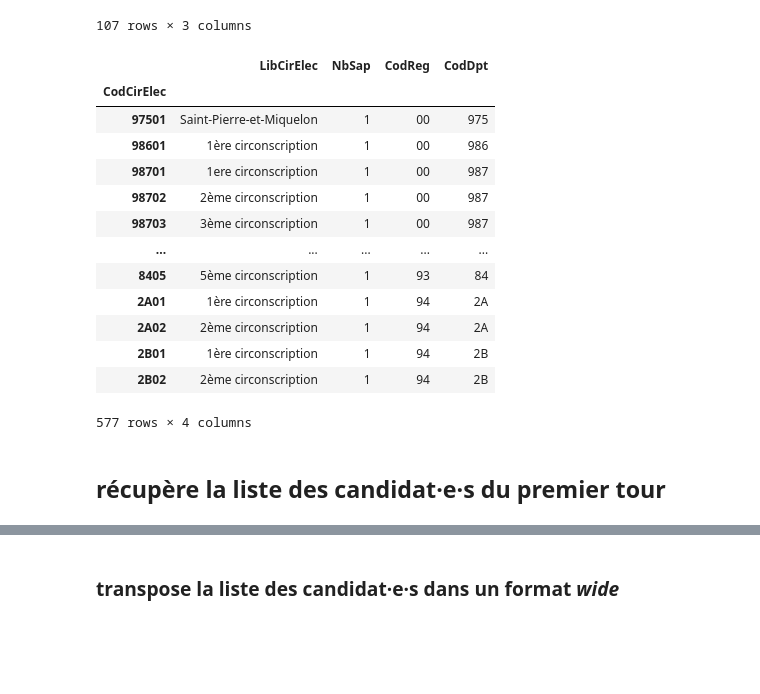
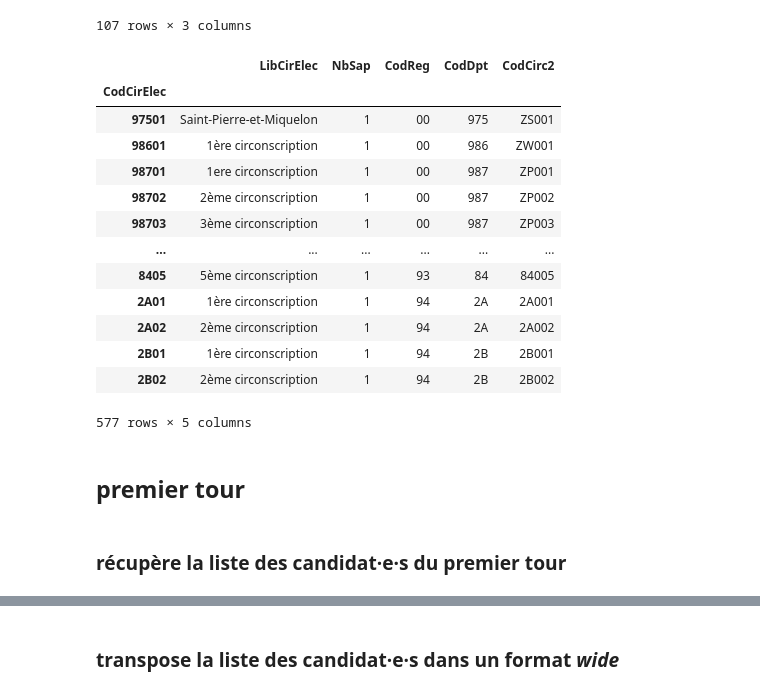
Before and after one commit to taniki/legislatives-2024, a Jupyter notebook: prep_lg2024.ipynb, the cells around one changed output, grey strips where cells are left out. Cells and saved outputs as stored; diff of their text form; code cells hidden in the pictures; blank space fills up the shorter version.

```diff
--- a/prep_lg2024.ipynb
+++ b/prep_lg2024.ipynb
@@ -130,48 +130,49 @@ def flat_codes(CodReg):
         )
     )
 
 
     circonscriptions = (
         pd.concat([
             pd
             .read_xml(
                 StringIO(territoire_xml),
                 xpath = f'.//Departement[./CodDpt = "{CodDpt}"]//Circonscription',
                 dtype="object"
             )
             .assign(
                 CodReg = CodReg,
                 CodDpt = CodDpt,
             )
             for CodDpt in departements.CodDpt.to_list()
         ])
         .assign(
-            CodDpt = lambda df: df.CodCirElec.str[:-2] #.replace(mapping_dept)
+            CodDpt   = lambda df: df.CodCirElec.str[:-2], #.replace(mapping_dept)
+            CodCirc2 = lambda df: df.CodDpt.replace(mapping_dept)+"0"+df.CodCirElec.str[-2:]
         )
         .set_index('CodCirElec')
         .drop(['Communes'], axis=1)
     )
 
     return circonscriptions
 
 circonscriptions = pd.concat([ flat_codes(CodReg) for CodReg in regions.CodReg.to_list() ])
 
 circonscriptions
 # %% [output]
-|  | LibCirElec | NbSap | CodReg | CodDpt |
-| CodCirElec |  |  |  |  |
-| 97501 | Saint-Pierre-et-Miquelon | 1 | 00 | 975 |
-| 98601 | 1ère circonscription | 1 | 00 | 986 |
-| 98701 | 1ere circonscription | 1 | 00 | 987 |
-| 98702 | 2ème circonscription | 1 | 00 | 987 |
-| 98703 | 3ème circonscription | 1 | 00 | 987 |
-| ... | ... | ... | ... | ... |
-| 8405 | 5ème circonscription | 1 | 93 | 84 |
-| 2A01 | 1ère circonscription | 1 | 94 | 2A |
-| 2A02 | 2ème circonscription | 1 | 94 | 2A |
-| 2B01 | 1ère circonscription | 1 | 94 | 2B |
-| 2B02 | 2ème circonscription | 1 | 94 | 2B |
+|  | LibCirElec | NbSap | CodReg | CodDpt | CodCirc2 |
+| CodCirElec |  |  |  |  |  |
+| 97501 | Saint-Pierre-et-Miquelon | 1 | 00 | 975 | ZS001 |
+| 98601 | 1ère circonscription | 1 | 00 | 986 | ZW001 |
+| 98701 | 1ere circonscription | 1 | 00 | 987 | ZP001 |
+| 98702 | 2ème circonscription | 1 | 00 | 987 | ZP002 |
+| 98703 | 3ème circonscription | 1 | 00 | 987 | ZP003 |
+| ... | ... | ... | ... | ... | ... |
+| 8405 | 5ème circonscription | 1 | 93 | 84 | 84005 |
+| 2A01 | 1ère circonscription | 1 | 94 | 2A | 2A001 |
+| 2A02 | 2ème circonscription | 1 | 94 | 2A | 2A002 |
+| 2B01 | 1ère circonscription | 1 | 94 | 2B | 2B001 |
+| 2B02 | 2ème circonscription | 1 | 94 | 2B | 2B002 |
-577 rows × 4 columns
+577 rows × 5 columns
 # %%
 # circonscriptions = (
 #     pd
@@ -190,8 +191,10 @@ circonscriptions
 # circonscriptions
 # %%
 circonscriptions.to_csv('lg2024_circonscriptions.csv')
+# %% [markdown]
+## premier tour
 # %% [markdown]
-## récupère la liste des candidat·e·s du premier tour
+### récupère la liste des candidat·e·s du premier tour
 # %%
 def get_candidats_t1(circonscription):
     dept = circonscription[:-2]
```
Also changed, not shown: parts of 8 cells of this notebook, 3 other files.
